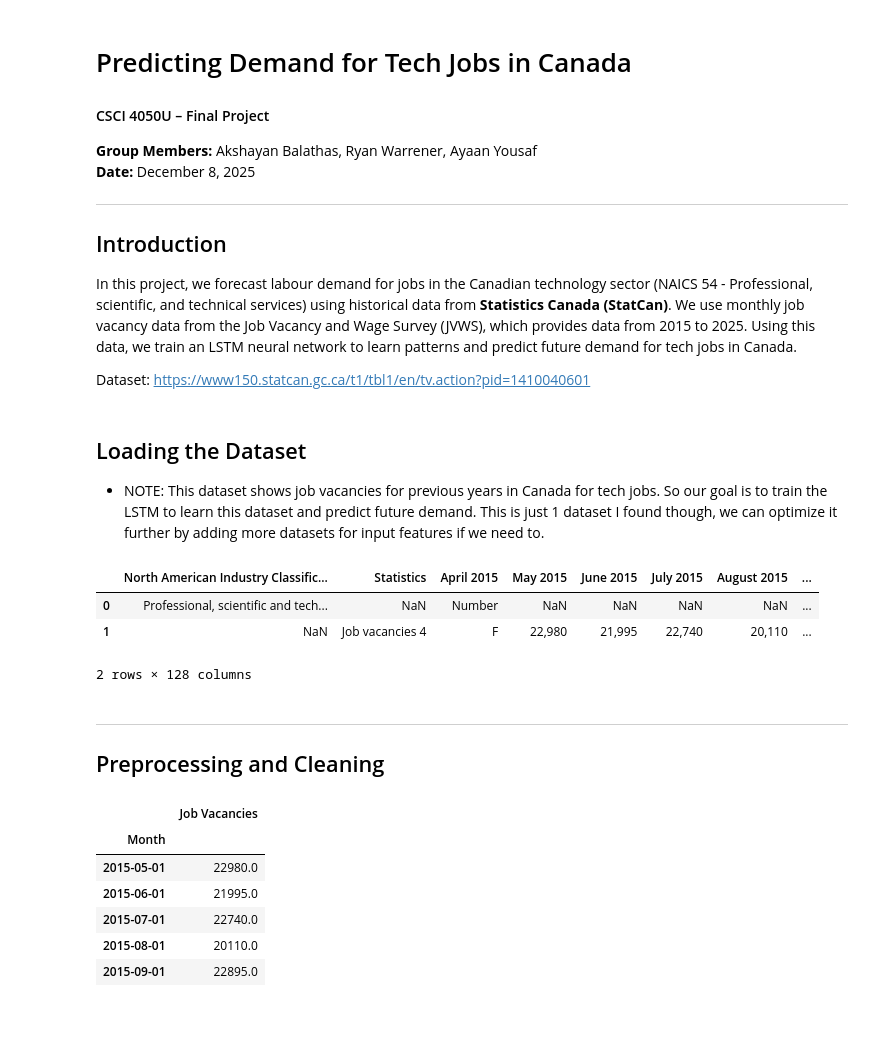
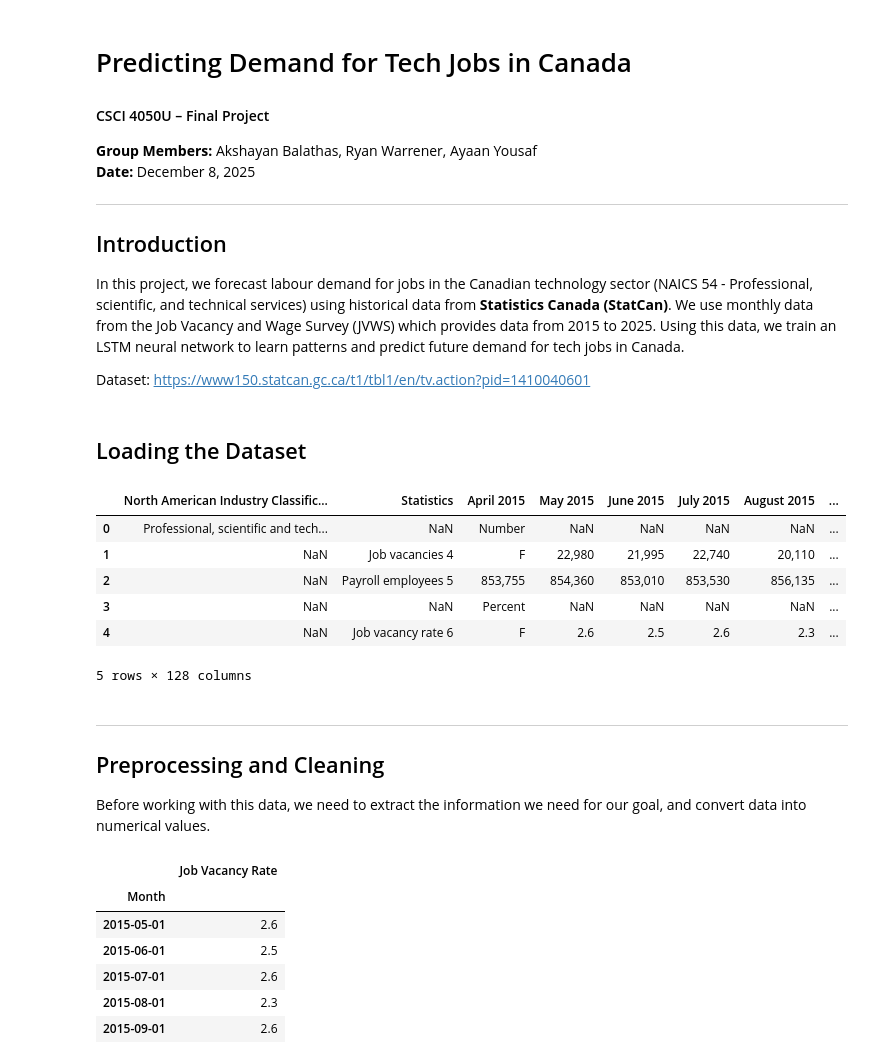
Before and after one commit to WarrenWarrens/MLFinalProject, a Jupyter notebook: tech_demand_prediction.ipynb, the cells around one changed output. Saved outputs shown, nothing was run; the diff lists cells and outputs as text; code cells hidden in the pictures; blank space fills up the shorter version.

```diff
--- a/tech_demand_prediction.ipynb
+++ b/tech_demand_prediction.ipynb
@@ -8,9 +8,8 @@
 
 ## Introduction
 
-In this project, we forecast labour demand for jobs in the Canadian technology sector (NAICS 54 - Professional, scientific, and technical services) using historical data from **Statistics Canada (StatCan)**. We use monthly job vacancy data from the Job Vacancy and Wage Survey (JVWS), which provides data from 2015 to 2025. Using this data, we train an LSTM neural network to learn patterns and predict future demand for tech jobs in Canada.
+In this project, we forecast labour demand for jobs in the Canadian technology sector (NAICS 54 - Professional, scientific, and technical services) using historical data from **Statistics Canada (StatCan)**. We use monthly data from the Job Vacancy and Wage Survey (JVWS) which provides data from 2015 to 2025. Using this data, we train an LSTM neural network to learn patterns and predict future demand for tech jobs in Canada.
 
 Dataset: https://www150.statcan.gc.ca/t1/tbl1/en/tv.action?pid=1410040601
 # %% [markdown]
 ## Loading the Dataset
-- NOTE: This dataset shows job vacancies for previous years in Canada for tech jobs. So our goal is to train the LSTM to learn this dataset and predict future demand. This is just 1 dataset I found though, we can optimize it further by adding more datasets for input features if we need to.
@@ -17,34 +26,36 @@ Dataset: https://www150.statcan.gc.ca/t1/tbl1/en/tv.action?pid=1410040601
 # %%
-import pandas as pd
-import numpy as np
-
-df = pd.read_csv("data/target.csv", skiprows=7, nrows=2, header=1)
+# Load the data
+df = pd.read_csv("data/target.csv", skiprows=7, nrows=5, header=1)
 df
 # %% [output]
 |  | North American Industry Classific... | Statistics | April 2015 | May 2015 | June 2015 | July 2015 | August 2015 | ... |
 | 0 | Professional, scientific and tech... | NaN | Number | NaN | NaN | NaN | NaN | ... |
 | 1 | NaN | Job vacancies 4 | F | 22,980 | 21,995 | 22,740 | 20,110 | ... |
+| 2 | NaN | Payroll employees 5 | 853,755 | 854,360 | 853,010 | 853,530 | 856,135 | ... |
+| 3 | NaN | NaN | Percent | NaN | NaN | NaN | NaN | ... |
+| 4 | NaN | Job vacancy rate 6 | F | 2.6 | 2.5 | 2.6 | 2.3 | ... |
-2 rows × 128 columns
+5 rows × 128 columns
 # %% [markdown]
 ---
 
 ## Preprocessing and Cleaning
+Before working with this data, we need to extract the information we need for our goal, and convert data into numerical values.
 # %%
-# Extract job vacancy row (target variable)
-vacancies_row = df.iloc[1]
+# Extract job vacancy rate row (target variable)
+rate_row = df.iloc[4]
 
 # Only keep monthly values
-vacancies_values = vacancies_row[3:]
+rate_values = rate_row[3:]
 
 # Create job vacancies DataFrame
-vac_df = pd.DataFrame({
-    'Month': vacancies_values.index,
-    'Job Vacancies': vacancies_values.values
+rate_df = pd.DataFrame({
+    'Month': rate_values.index,
+    'Job Vacancy Rate': rate_values.values
 })
 
 # Clean values and convert to numerical data (float)
-vac_df['Job Vacancies'] = (
-    vac_df['Job Vacancies']
+rate_df['Job Vacancy Rate'] = (
+    rate_df['Job Vacancy Rate']
     .astype(str)
     .str.replace(',', '')
     .str.extract(r"(\d+\.?\d*)")
@@ -52,21 +63,21 @@ vac_df['Job Vacancies'] = (
 )
 
 # Format Month column and set as index
-vac_df['Month'] = pd.to_datetime(vac_df['Month'])
-vac_df = vac_df.sort_values('Month').set_index('Month')
+rate_df['Month'] = pd.to_datetime(rate_df['Month'])
+rate_df = rate_df.sort_values('Month').set_index('Month')
 
 # Handle NaN values using time-based linear interpolation
-vac_df['Job Vacancies'] = vac_df['Job Vacancies'].interpolate(method='time')
+rate_df['Job Vacancy Rate'] = rate_df['Job Vacancy Rate'].interpolate(method='time')
 
-vac_df.head()
+rate_df.head()
 # %% [output]
-|  | Job Vacancies |
+|  | Job Vacancy Rate |
 | Month |  |
-| 2015-05-01 | 22980.0 |
-| 2015-06-01 | 21995.0 |
-| 2015-07-01 | 22740.0 |
-| 2015-08-01 | 20110.0 |
-| 2015-09-01 | 22895.0 |
+| 2015-05-01 | 2.6 |
+| 2015-06-01 | 2.5 |
+| 2015-07-01 | 2.6 |
+| 2015-08-01 | 2.3 |
+| 2015-09-01 | 2.6 |
 # %% [markdown]
 ---
 
```
Also changed, not shown: parts of 31 cells of this notebook.
